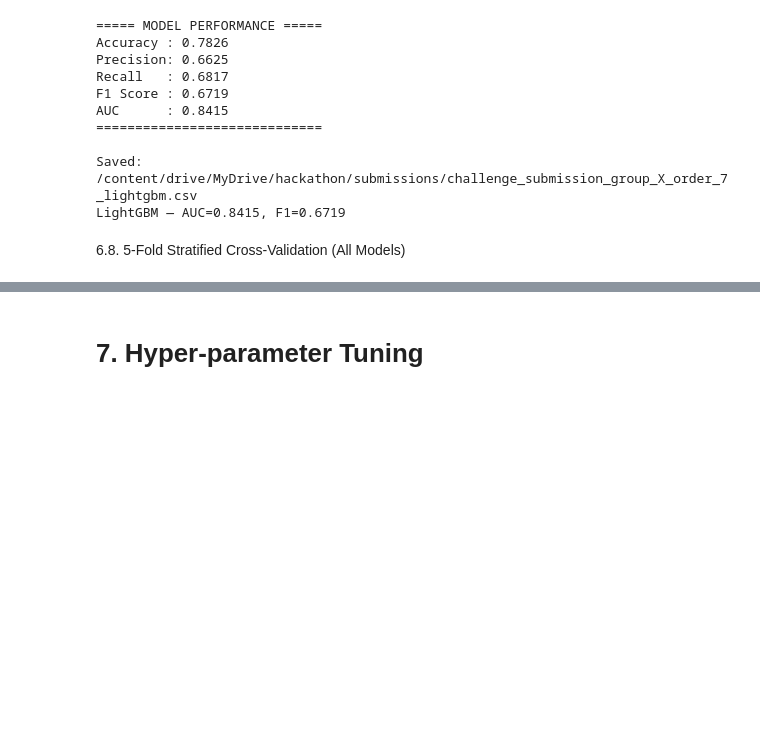
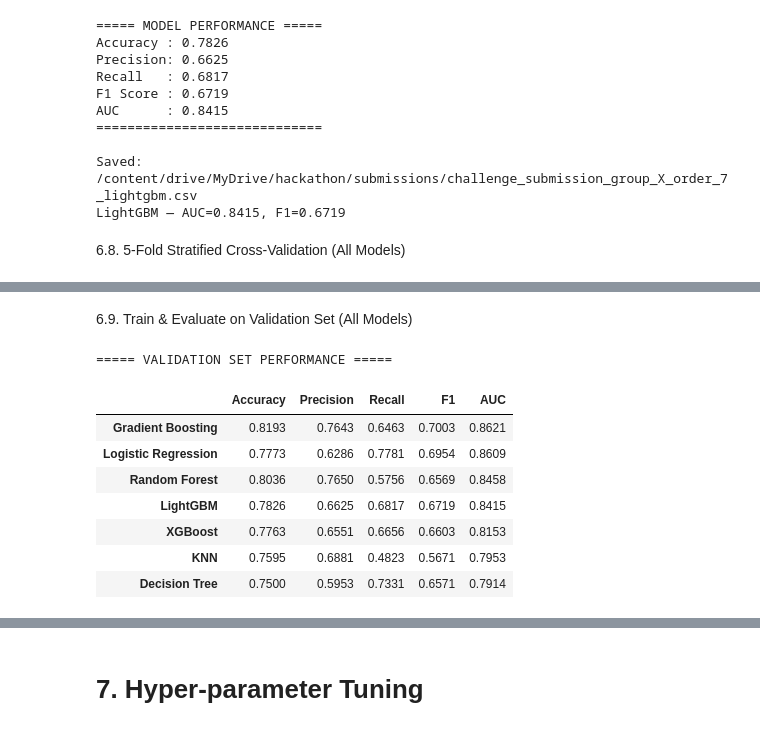
Before and after one commit to UH-GROUP-X/Hackathon26, a Jupyter notebook: UH_GROUP_X.ipynb, the cells around one changed output, grey strips where cells are left out. Saved outputs shown, nothing was run; the diff lists cells and outputs as text; code cells hidden in the pictures; blank space fills up the shorter version.

```diff
--- a/UH_GROUP_X.ipynb
+++ b/UH_GROUP_X.ipynb
@@ -977,0 +953,36 @@ Decision Tree              AUC mean=0.8051  std=0.0098
+# %% [markdown]
+6.9. Train & Evaluate on Validation Set (All Models)
+# %%
+trained_models = {}
+val_results = {}
+
+print("\n===== VALIDATION SET PERFORMANCE =====\n")
+
+for name, model in models.items():
+    model.fit(X_train_proc, y_train)
+    trained_models[name] = model
+
+    preds = model.predict(X_val_proc)
+    proba = model.predict_proba(X_val_proc)[:, 1]
+
+    val_results[name] = {
+        'Accuracy'  : accuracy_score(y_val, preds),
+        'Precision' : precision_score(y_val, preds, zero_division=0),
+        'Recall'    : recall_score(y_val, preds, zero_division=0),
+        'F1'        : f1_score(y_val, preds),
+        'AUC'       : roc_auc_score(y_val, proba)
+    }
+
+results_df = pd.DataFrame(val_results).T
+display(results_df.sort_values('AUC', ascending=False)
+        .style.highlight_max(color='lightgreen').format('{:.4f}'))
+# %% [output]
+===== VALIDATION SET PERFORMANCE =====
+|  | Accuracy | Precision | Recall | F1 | AUC |
+| Gradient Boosting | 0.8193 | 0.7643 | 0.6463 | 0.7003 | 0.8621 |
+| Logistic Regression | 0.7773 | 0.6286 | 0.7781 | 0.6954 | 0.8609 |
+| Random Forest | 0.8036 | 0.7650 | 0.5756 | 0.6569 | 0.8458 |
+| LightGBM | 0.7826 | 0.6625 | 0.6817 | 0.6719 | 0.8415 |
+| XGBoost | 0.7763 | 0.6551 | 0.6656 | 0.6603 | 0.8153 |
+| KNN | 0.7595 | 0.6881 | 0.4823 | 0.5671 | 0.7953 |
+| Decision Tree | 0.7500 | 0.5953 | 0.7331 | 0.6571 | 0.7914 |
```
Also changed, not shown: parts of 9 cells of this notebook.
